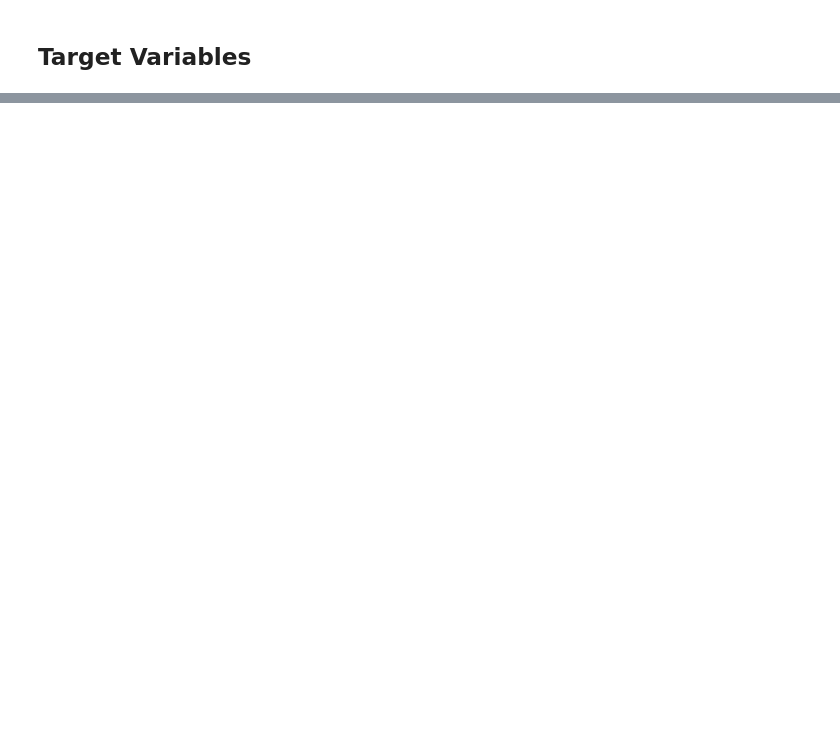
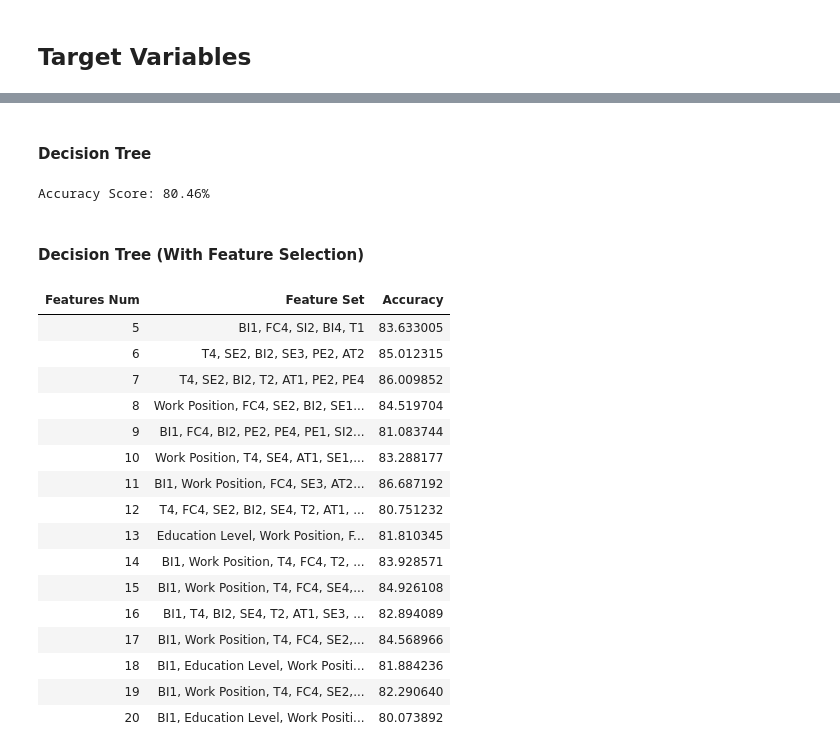
Before and after one commit to Neix20/FYP, a Jupyter notebook: Model Result.ipynb, the cells around one changed output, grey strips where cells are left out. Saved outputs shown, nothing was run; the diff lists cells and outputs as text; code cells hidden in the pictures; blank space fills up the shorter version.

```diff
--- a/Model Result.ipynb
+++ b/Model Result.ipynb
@@ -428,0 +232,12 @@ Accuracy Score (With Selective Features): 80.73
+# %%
+# Use PointBiserialR as there are only 2 Classes
+arr_list = []
+
+for col in mod_fac_df.columns:
+    corr, p_val = pointbiserialr(mod_fac_df.loc[:, col], df_Y)
+    if p_val <= 0.05:
+        arr_list.append((col, p_val))
+
+tmp_df = pd.DataFrame(arr_list, columns = ["Moderated Variable", "P-Value"])
+
+tmp_df.style.hide_index()
@@ -428,0 +288,53 @@ Accuracy Score (With Selective Features): 80.73
+# %% [markdown]
+#### Decision Tree
+# %%
+df_X = df_X.loc[:, arr_df["Variables"]]
+df_Y = df_Y
+
+model = DecisionTreeClassifier()
+
+acc_score = get_acc_score_kcv(df_X, df_Y, model)
+
+print(f"Accuracy Score: {round(acc_score, 2)}%")
+# %% [output]
+Accuracy Score: 80.46%
+# %% [markdown]
+#### Decision Tree (With Feature Selection)
+# %%
+# Default Value
+num_of_features = [*range(5, df_X.shape[1])]
+arr_list = []
+
+# Declare Model
+model = DecisionTreeClassifier()
+
+for num in num_of_features:
+    # Get Number of Features
+    feature_set = backward_selection(df_X.loc[:, arr_df["Variables"]], df_Y, model, num)
+
+    # Get Accuracy Score From Cross Validation
+    acc_score = get_acc_score_kcv(df_X.loc[:, feature_set], df_Y, model)
+
+    arr_list.append((num, ", ".join(feature_set), acc_score))
+
+tmp_df = pd.DataFrame(arr_list, columns = ["Features Num", "Feature Set", "Accuracy"])
+
+tmp_df.style.hide_index()
+# %% [output]
+| Features Num | Feature Set | Accuracy |
+| 5 | BI1, FC4, SI2, BI4, T1 | 83.633005 |
+| 6 | T4, SE2, BI2, SE3, PE2, AT2 | 85.012315 |
+| 7 | T4, SE2, BI2, T2, AT1, PE2, PE4 | 86.009852 |
+| 8 | Work Position, FC4, SE2, BI2, SE1... | 84.519704 |
+| 9 | BI1, FC4, BI2, PE2, PE4, PE1, SI2... | 81.083744 |
+| 10 | Work Position, T4, SE4, AT1, SE1,... | 83.288177 |
+| 11 | BI1, Work Position, FC4, SE3, AT2... | 86.687192 |
+| 12 | T4, FC4, SE2, BI2, SE4, T2, AT1, ... | 80.751232 |
+| 13 | Education Level, Work Position, F... | 81.810345 |
+| 14 | BI1, Work Position, T4, FC4, T2, ... | 83.928571 |
+| 15 | BI1, Work Position, T4, FC4, SE4,... | 84.926108 |
+| 16 | BI1, T4, BI2, SE4, T2, AT1, SE3, ... | 82.894089 |
+| 17 | BI1, Work Position, T4, FC4, SE2,... | 84.568966 |
+| 18 | BI1, Education Level, Work Positi... | 81.884236 |
+| 19 | BI1, Work Position, T4, FC4, SE2,... | 82.290640 |
+| 20 | BI1, Education Level, Work Positi... | 80.073892 |
```
Also changed, not shown: parts of 46 cells of this notebook, 2 other files.
